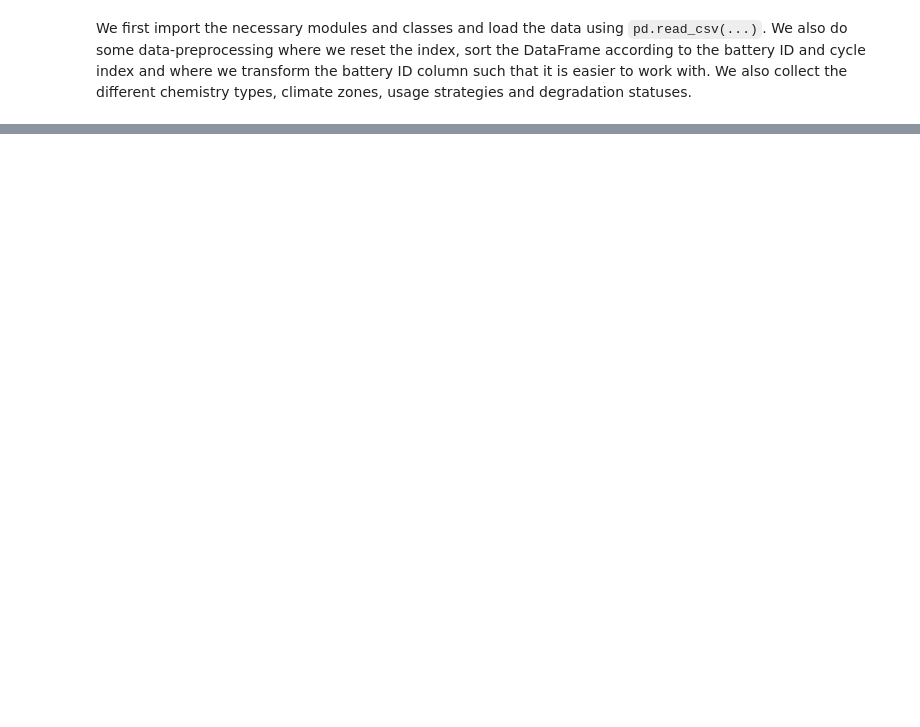
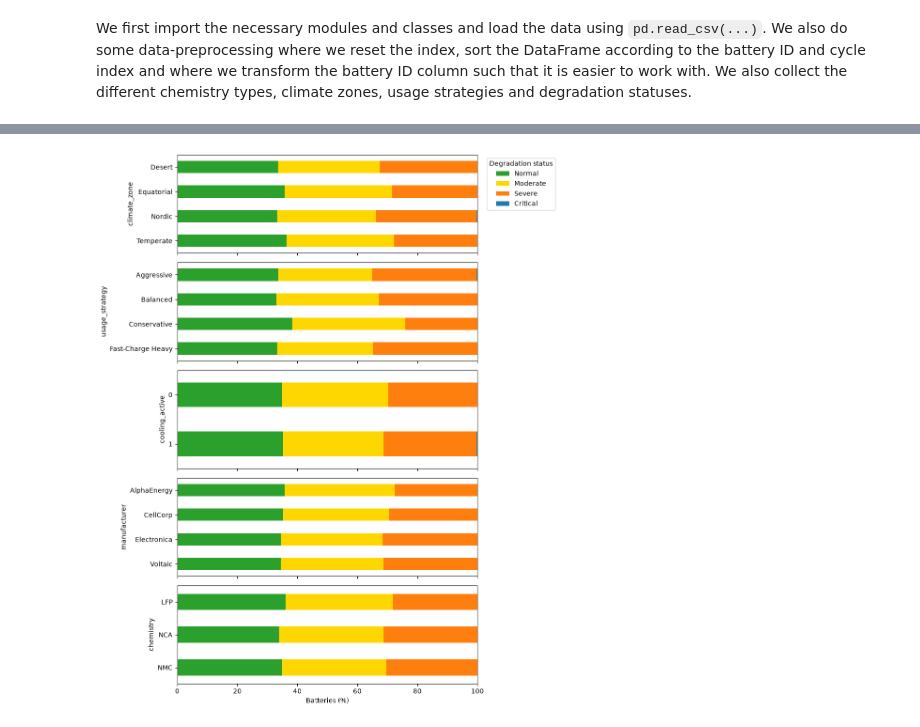
Before and after one commit to tobiasocula/Battery-Analysis-ML-DL, a Jupyter notebook: data_visualisation.ipynb, the cells around one changed output, grey strips where cells are left out. Saved outputs shown, nothing was run; the diff lists cells and outputs as text; code cells hidden in the pictures; blank space fills up the shorter version.

```diff
--- a/data_visualisation.ipynb
+++ b/data_visualisation.ipynb
@@ -113,3 +88,42 @@ plt.show()
+# %%
+import pandas as pd
+import matplotlib.pyplot as plt
+
+classes = [
+    "climate_zone", "usage_strategy", "cooling_active",
+    "manufacturer", "chemistry"
+]
+colors = ["tab:green", "gold", "tab:orange", "tab:blue", "tab:purple"]
+
+statuses = df2["degradation_status"].dropna().unique()
+
+fig, ax = plt.subplots(len(classes), figsize=(10, 12), sharex=True)
+
+for i, c in enumerate(classes):
+    x = pd.crosstab(
+        df2[c],
+        df2["degradation_status"],
+        normalize="index"
+    ).reindex(columns=statuses, fill_value=0) * 100
+
+    x.plot.barh(
+        stacked=True,
+        color=colors,
+        ax=ax[i],
+        legend=(i == 0)
+    )
+
+    ax[i].set_ylabel(c)
+    ax[i].invert_yaxis()
+
+ax[0].legend(title="Degradation status", bbox_to_anchor=(1.02, 1))
+ax[-1].set_xlabel("Batteries (%)")
+ax[-1].set_xlim(0, 100)
+
+plt.tight_layout()
+plt.show()
+# %% [output]
+[figure, added]
 # %%
 import math
 import pandas as pd
```
Also changed, not shown: parts of 11 cells of this notebook, 28 other files.
